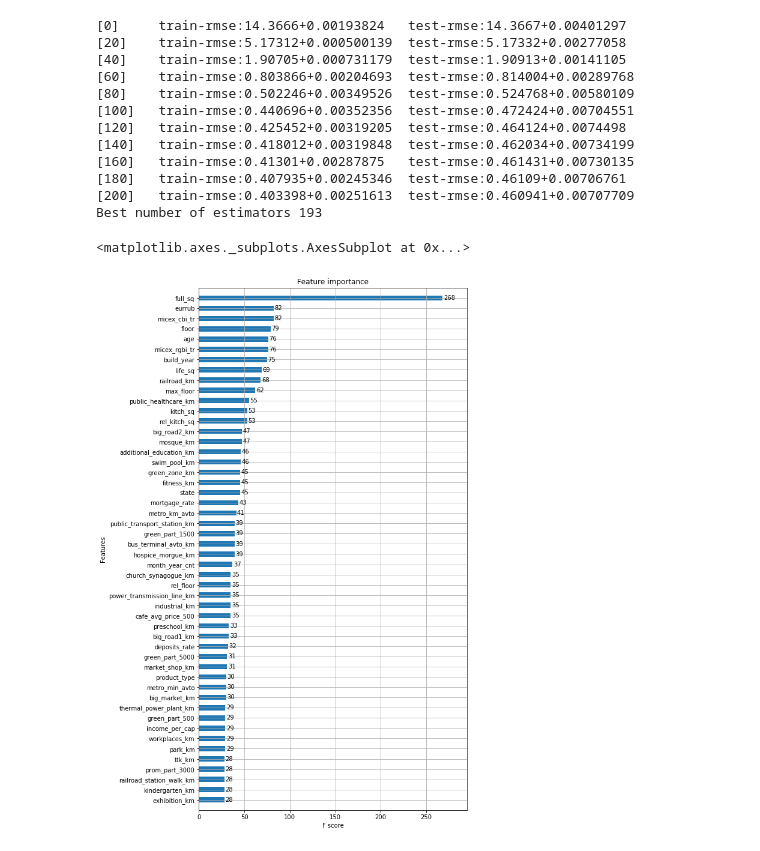
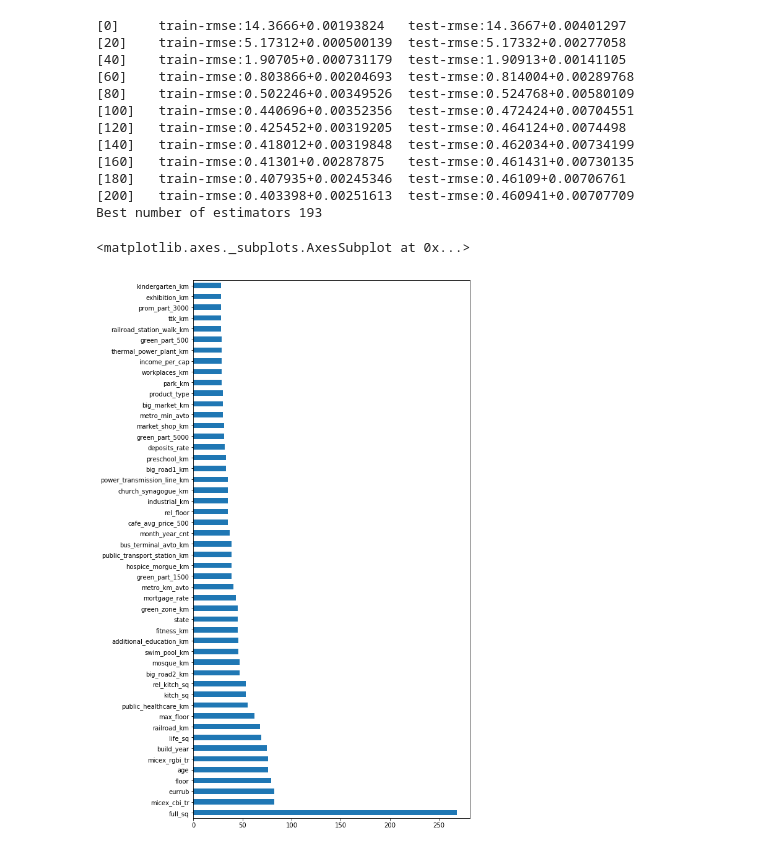
Before and after one commit to matroshenko/SberbankRussianHousingMarket, a Jupyter notebook: TrainClassifier.ipynb, the cells around one changed output. Saved outputs shown, nothing was run; the diff lists cells and outputs as text; code cells hidden in the pictures.

```diff
--- a/TrainClassifier.ipynb
+++ b/TrainClassifier.ipynb
@@ -41,8 +41,8 @@ model = XGBRegressor(
     colsample_bytree = 0.7,
     objective = 'reg:linear',
     scale_pos_weight = 1,
-    n_jobs = 8,
-    random_state = 42 )
+    nthread  = 8,
+    seed = 42 )
 modelfit( model, train, predictors )
 # %% [output]
 [0]     train-rmse:14.3666+0.00193824   test-rmse:14.3667+0.00401297
@@ -80,10 +80,14 @@ Best number of estimators 193
 # %%
 # Строим диаграмму важности признаков
 fig, ax = plt.subplots(1, 1, figsize=(8, 16))
-xgb.plot_importance( model, height=0.5, ax=ax, max_num_features = 50 )
+f_score = pd.Series( model.get_booster().get_fscore(), name = 'F-score' )
+f_score.sort_values( ascending = False, inplace = True )
+# Оставляем топ 50 признаков.
+f_score = f_score[:50]
+f_score.plot.barh( ax = ax )
 # %% [output]
 <matplotlib.axes._subplots.AxesSubplot at 0x...>
-[figure, old version]
+[figure, new version]
 # %%
 # Сохраняем файл с ошибками классификатора.
 
```
Also changed, not shown: parts of 1 cell of this notebook.
